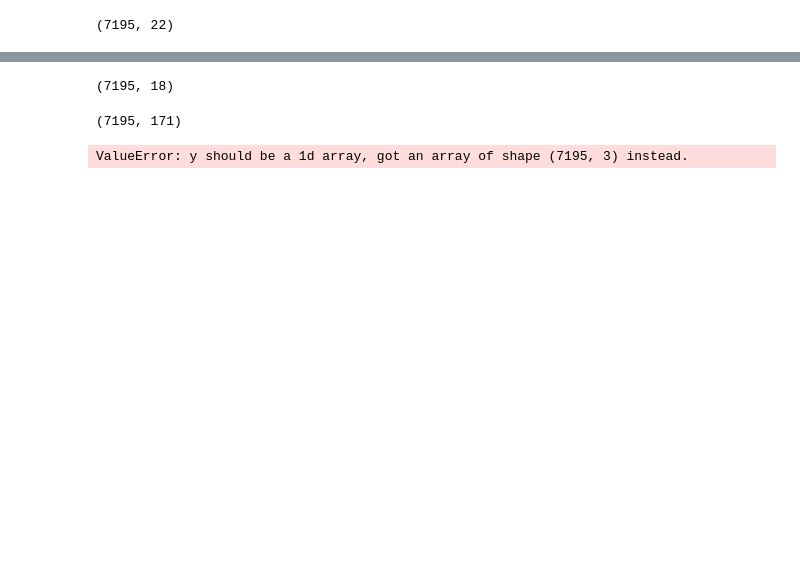
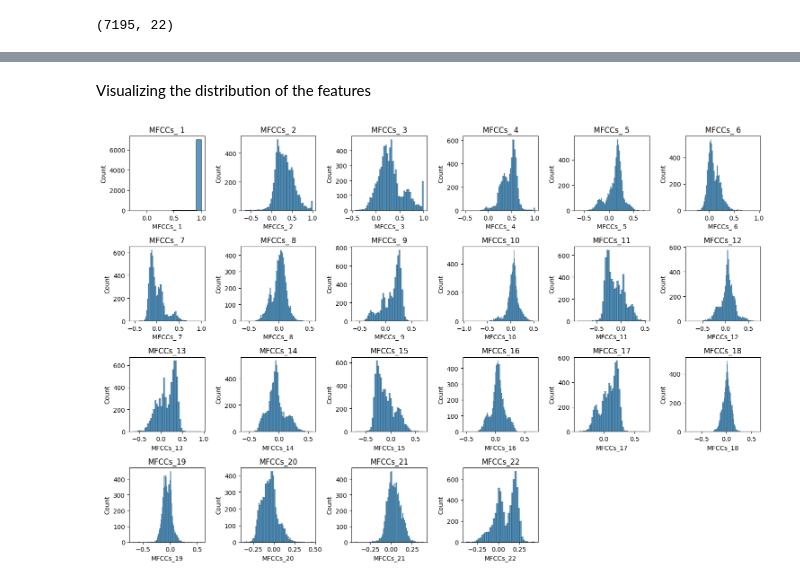
Before and after one commit to Nived04/CS60050_Clustering_Anuran_Calls_Course-Asgnmt, a Jupyter notebook: Anuran_Calls_Analysis.ipynb, the cells around one changed output, grey strips where cells are left out. Drawn from its saved outputs; the diff is of its cells as text; code cells hidden in the pictures; blank space fills up the shorter version.

```diff
--- a/Anuran_Calls_Analysis.ipynb
+++ b/Anuran_Calls_Analysis.ipynb
@@ -106,18 +144,0 @@ print(X_df.shape)
-# %%
-# outliers_df = np.logical_or((df[cont_feature_col] < (q1 - 1.5 * IQR)), (df[cont_feature_col] > (q3 + 1.5 * IQR)))
-outliers_df = (X_df < (q1 - 1.5 * IQR)) | (X_df > (q3 + 1.5 * IQR))
-
-outlier_list = []
-total_outlier = []
-for col in list(outliers_df.columns):
-    try:
-        total_outlier.append(outliers_df[col].value_counts()[True])
-        outlier_list.append((outliers_df[col].value_counts()[True] / outliers_df[col].value_counts().sum()) * 100)
-    except:
-        outlier_list.append(0)
-        total_outlier.append(0)
-
-outlier_df = pd.DataFrame(zip(list(outliers_df.columns), total_outlier, outlier_list), columns=['name of the column', 'total', 'outlier(%)'])
-
-outlier_df.set_index('name of the column', inplace=True)
-outlier_df
@@ -160,8 +144,0 @@ out_nan_df
-# %%
-# fill NaN with column means
-X_df = out_nan_df.fillna(out_nan_df.mean())
-# %%
-plt.figure(figsize=(20,20))
-for i, col in enumerate(X_df.columns):
-    plt.subplot(5, 5, i+1)
-    sns.distplot(X_df[col])
@@ -187,7 +144,0 @@ https://gist.github.com/mwaskom/de44147ed2974457ad6372750bbe5751
-# %%
-# NORMALIZATION
-
-from sklearn.preprocessing import MinMaxScaler
-
-scaler = MinMaxScaler()
-X_df = pd.DataFrame(scaler.fit_transform(X_df), columns=X_df.columns)
@@ -206,29 +145,13 @@ corr_matrix = corr_matrix.abs()
-# %%
-# Identify pairs of features with high correlation and drop one of the pair
-upper = corr_matrix.where(np.triu(np.ones(corr_matrix.shape), k=1).astype(bool))
-to_drop = [column for column in upper.columns if any(upper[column] > 0.8)]
-df = X_df.drop(columns=to_drop)
-
-print(df.shape)
-# %% [output]
-(7195, 18)
-# %%
-# FEATURE ENGINEERING: adding new features
-
-from sklearn.preprocessing import PolynomialFeatures
-
-poly = PolynomialFeatures(2, interaction_only=True, include_bias=False)
-
-X_df_poly = poly.fit_transform(df)
-
-print(X_df_poly.shape)
-# %% [output]
-(7195, 171)
-# %%
-# FEATURE SELECTION
-from sklearn.feature_selection import SelectKBest, f_classif
-
-selector = SelectKBest(f_classif, k=10)
-X_df_selected = selector.fit_transform(X_df_poly, y_df)
-# %% [output]
-ValueError: y should be a 1d array, got an array of shape (7195, 3) instead.
+# %% [markdown]
+Visualizing the distribution of the features
+# %%
+# plot the distribution of the features
+plt.figure(figsize=(15, 10))
+for i, col in enumerate(X_df.columns):
+    plt.subplot(4, 6, i+1)
+    sns.histplot(X_df[col])
+    plt.title(col)
+plt.tight_layout()
+plt.show()
+# %% [output]
+[figure, added]
```
Also changed, not shown: parts of 52 cells of this notebook.
